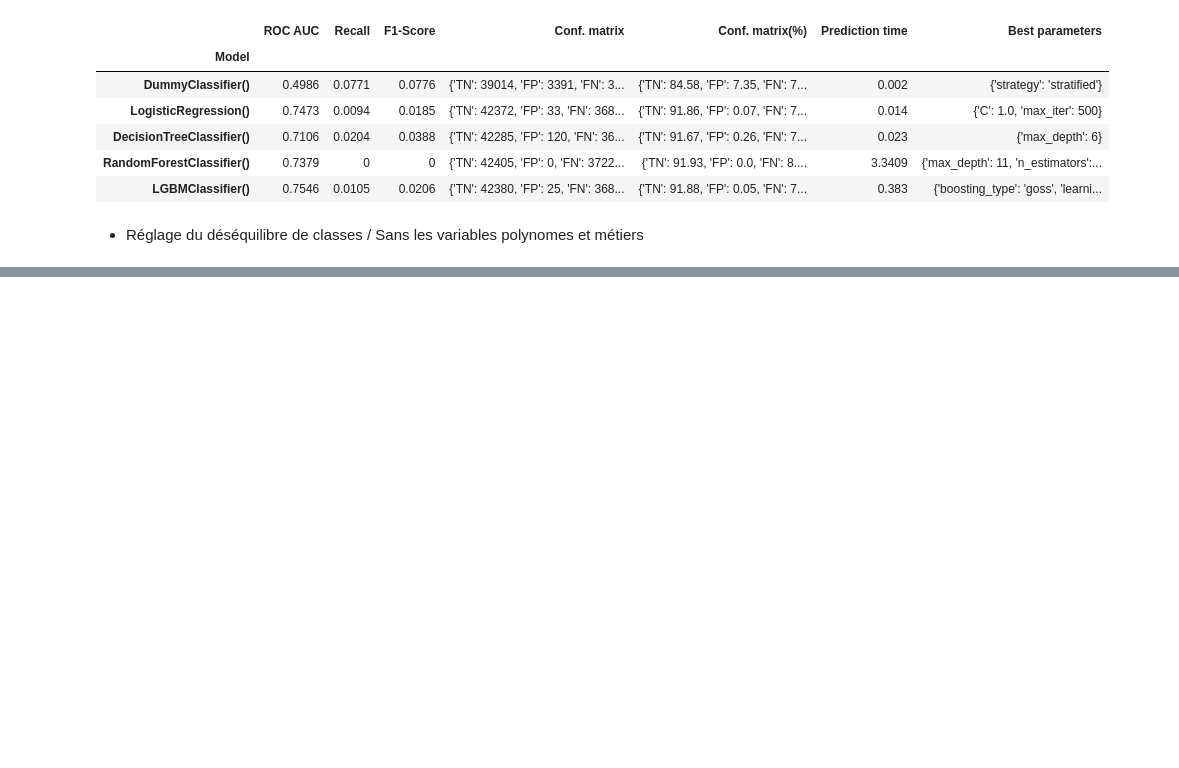
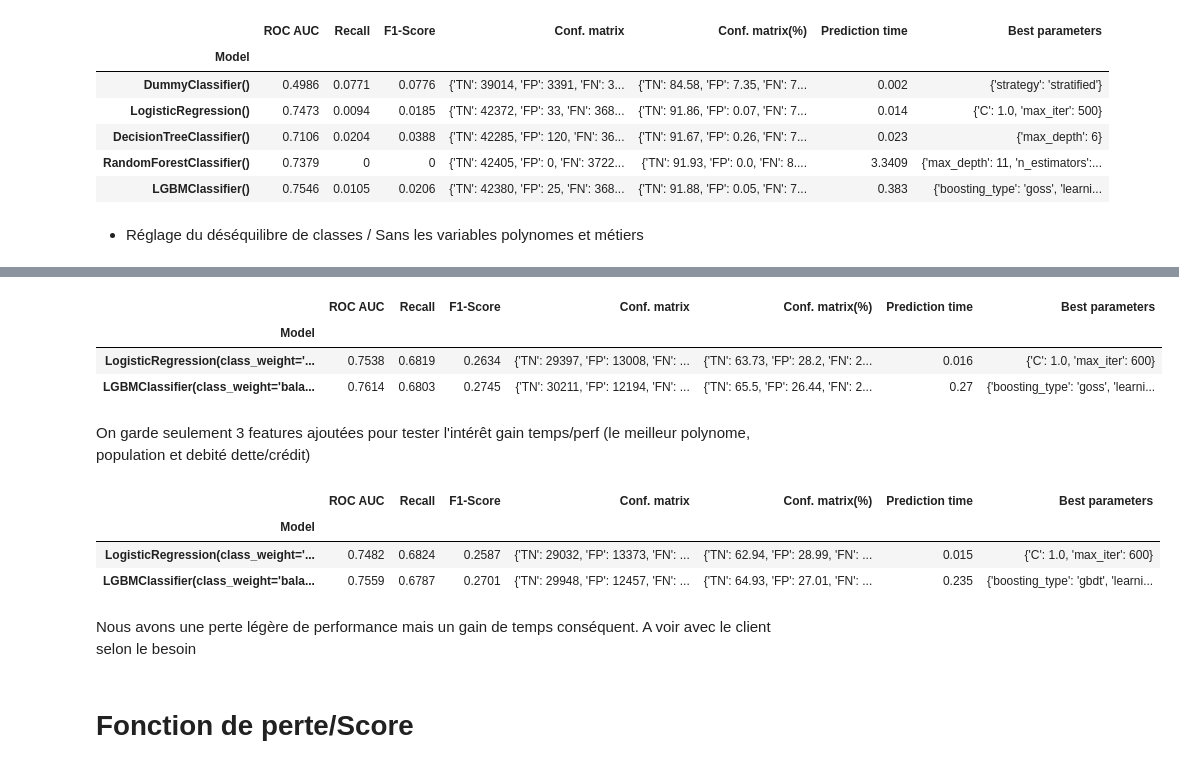
Before and after one commit to StevPav/OCR_Data_Scientist_P7, a Jupyter notebook: P7_01_notebook.ipynb, the cells around one changed output, grey strips where cells are left out. Cells and saved outputs as stored; diff of their text form; code cells hidden in the pictures; blank space fills up the shorter version.

Commit message:
Modélisation avec feature engineering

```diff
--- a/P7_01_notebook.ipynb
+++ b/P7_01_notebook.ipynb
@@ -715,0 +759,2 @@ recap_table_4
+# %%
+recap_table = pd.DataFrame(columns = ['ROC AUC','Recall','F1-Score','Conf. matrix','Conf. matrix(%)','Prediction time','Best parameters']).rename_axis('Model')
@@ -715,0 +782,11 @@ recap_table_4
+# %%
+#Résultats avec échantillonnage des individus de 50% et toutes variables FE
+recap_table_2=recap_table.copy()
+recap_table_2
+# %% [output]
+|  | ROC AUC | Recall | F1-Score | Conf. matrix | Conf. matrix(%) | Prediction time | Best parameters |
+| Model |  |  |  |  |  |  |  |
+| LogisticRegression(class_weight='... | 0.7538 | 0.6819 | 0.2634 | {'TN': 29397, 'FP': 13008, 'FN': ... | {'TN': 63.73, 'FP': 28.2, 'FN': 2... | 0.016 | {'C': 1.0, 'max_iter': 600} |
+| LGBMClassifier(class_weight='bala... | 0.7614 | 0.6803 | 0.2745 | {'TN': 30211, 'FP': 12194, 'FN': ... | {'TN': 65.5, 'FP': 26.44, 'FN': 2... | 0.27 | {'boosting_type': 'goss', 'learni... |
+# %% [markdown]
+On garde seulement 3 features ajoutées pour tester l'intérêt gain temps/perf (le meilleur polynome, population et debité dette/crédit)
@@ -715,0 +828,12 @@ recap_table_4
+# %%
+recap_table_3=recap_table.copy()
+recap_table_3
+# %% [output]
+|  | ROC AUC | Recall | F1-Score | Conf. matrix | Conf. matrix(%) | Prediction time | Best parameters |
+| Model |  |  |  |  |  |  |  |
+| LogisticRegression(class_weight='... | 0.7482 | 0.6824 | 0.2587 | {'TN': 29032, 'FP': 13373, 'FN': ... | {'TN': 62.94, 'FP': 28.99, 'FN': ... | 0.015 | {'C': 1.0, 'max_iter': 600} |
+| LGBMClassifier(class_weight='bala... | 0.7559 | 0.6787 | 0.2701 | {'TN': 29948, 'FP': 12457, 'FN': ... | {'TN': 64.93, 'FP': 27.01, 'FN': ... | 0.235 | {'boosting_type': 'gbdt', 'learni... |
+# %% [markdown]
+Nous avons une perte légère de performance mais un gain de temps conséquent. A voir avec le client selon le besoin
+# %% [markdown]
+# Fonction de perte/Score
```
Also changed, not shown: parts of 28 cells of this notebook.
